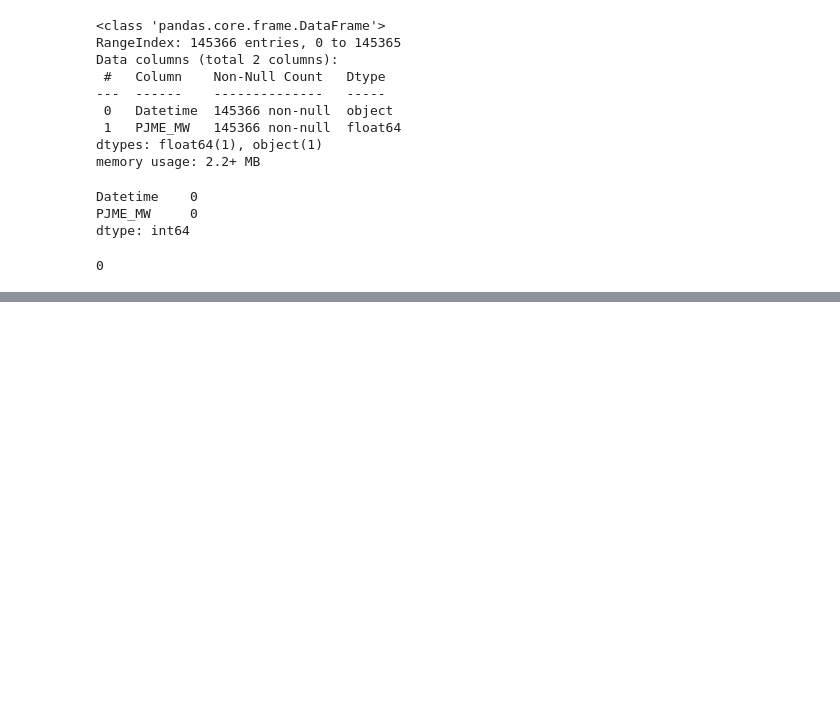
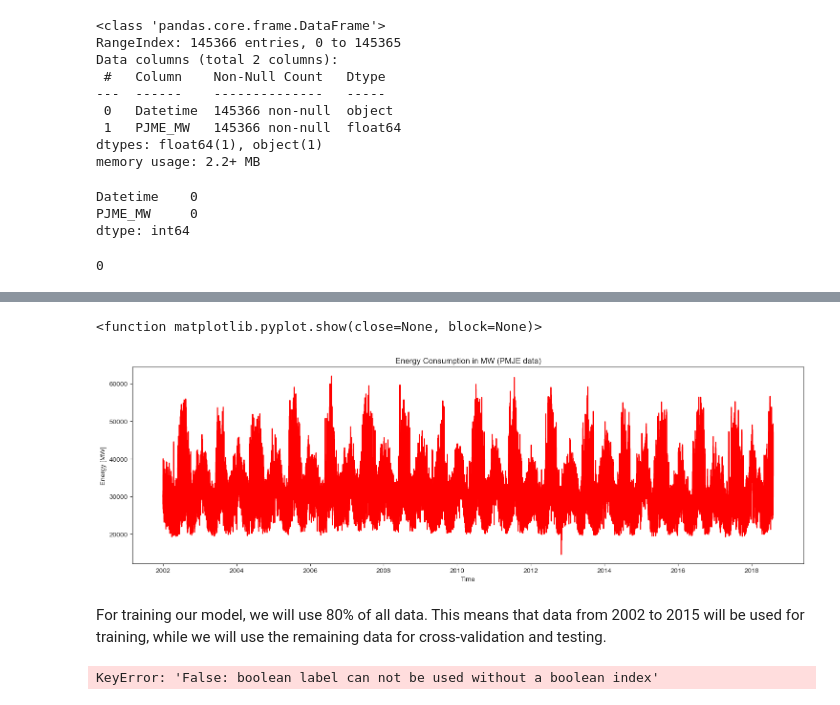
Before and after one commit to Gregoritsch3/ML_EDA_Regression_EnergyConsumptionForecasting, a Jupyter notebook: ML_EDA_EnergyForecast.ipynb, the cells around one changed output, grey strips where cells are left out. Drawn from its saved outputs; the diff is of its cells as text; code cells hidden in the pictures; blank space fills up the shorter version.

```diff
--- a/ML_EDA_EnergyForecast.ipynb
+++ b/ML_EDA_EnergyForecast.ipynb
@@ -36,6 +36,7 @@ The data has 145366 entries for energy consumption of the Eastern part of the US
 import pandas as pd
 import matplotlib.pyplot as plt
 import seaborn as sns
+sns.set_style('ticks')
 import numpy as np
 
 import xgboost as xgb
@@ -80,3 +81,6 @@ dtype: int64
 data.duplicated().sum()
 # %% [output]
 0
+# %%
+#Reindexing data by date
+data.set_index('Datetime')
@@ -82,0 +102,22 @@ data.duplicated().sum()
+# %%
+#Changing object type
+data['Datetime'] = pd.to_datetime(data['Datetime'] )
+# %%
+fig = plt.figure(figsize=(15,5))
+sns.lineplot(data=data, x='Datetime', y='PJME_MW', color='r')
+plt.title('Energy Consumption in MW (PMJE data)')
+plt.xlabel('Time')
+plt.ylabel('Energy [MW]')
+plt.tight_layout()
+plt.savefig('images/01_EnergyTime.png', bbox_inches='tight')
+plt.show
+# %% [output]
+<function matplotlib.pyplot.show(close=None, block=None)>
+[figure, added]
+# %% [markdown]
+For training our model, we will use 80% of all data. This means that data from 2002 to 2015 will be used for training, while we will use the remaining data for cross-validation and testing.
+# %%
+train = data.loc['Datetime' < '01-01-2015']
+test = data.loc['Datetime' >= '01-01-2015']
+# %% [output]
+KeyError: 'False: boolean label can not be used without a boolean index'
```
Also changed, not shown: parts of 1 cell of this notebook, 1 other file.
